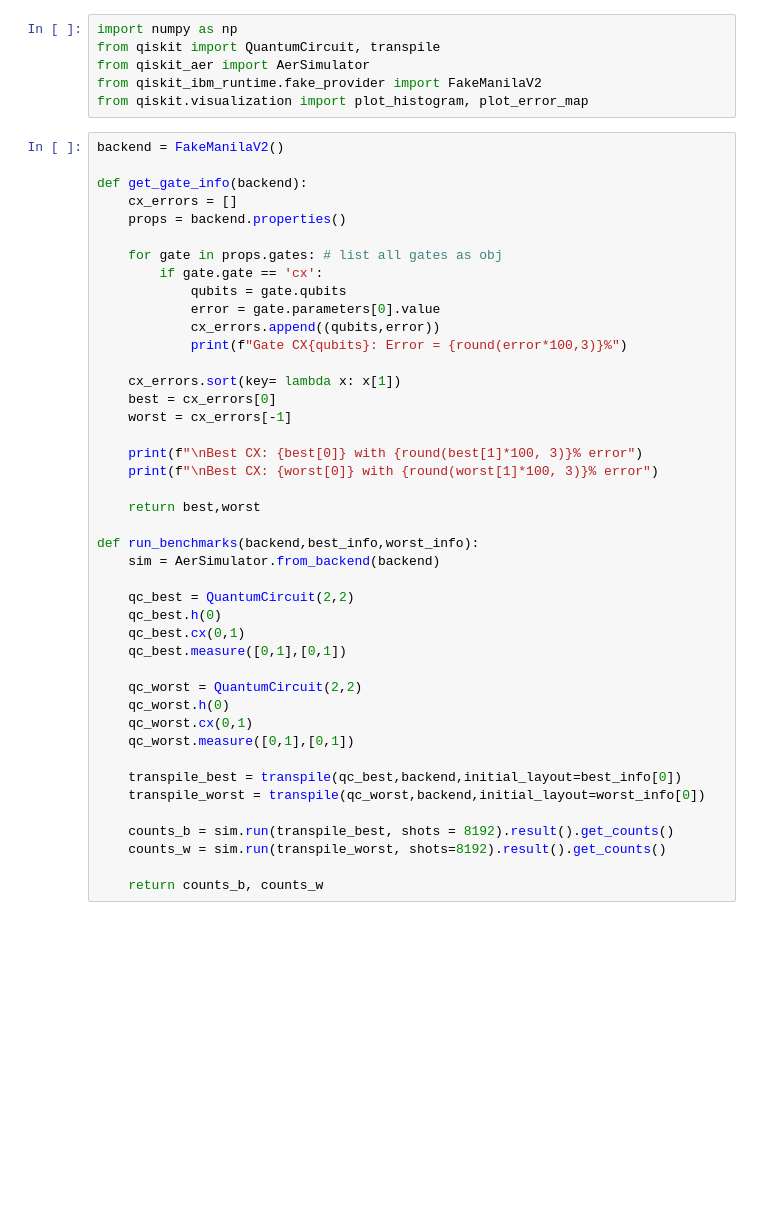
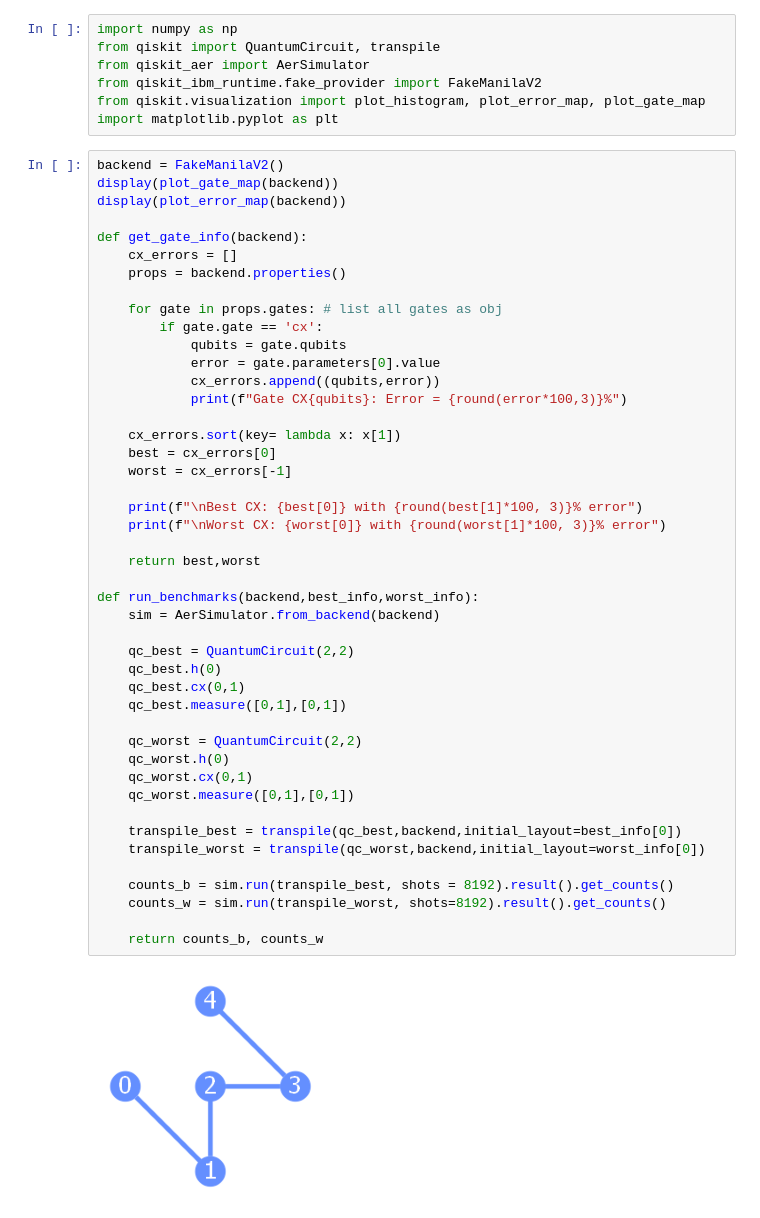
Before and after one commit to vigneshwari311/Quantum-Learning, a Jupyter notebook: foundations/best_worst_qubits_comparing.ipynb, the cells around one changed output. Cells and saved outputs as stored; diff of their text form; blank space fills up the shorter version.

Commit message:
performance comparison of best worst gate error

```diff
--- a/foundations/best_worst_qubits_comparing.ipynb
+++ b/foundations/best_worst_qubits_comparing.ipynb
@@ -3,9 +3,12 @@ import numpy as np
 from qiskit import QuantumCircuit, transpile
 from qiskit_aer import AerSimulator
 from qiskit_ibm_runtime.fake_provider import FakeManilaV2
-from qiskit.visualization import plot_histogram, plot_error_map
+from qiskit.visualization import plot_histogram, plot_error_map, plot_gate_map
+import matplotlib.pyplot as plt
 # %%
 backend = FakeManilaV2()
+display(plot_gate_map(backend))
+display(plot_error_map(backend))
 
 def get_gate_info(backend):
     cx_errors = []
@@ -19,31 +22,33 @@ def get_gate_info(backend):
             print(f"Gate CX{qubits}: Error = {round(error*100,3)}%")
 
     cx_errors.sort(key= lambda x: x[1])
     best = cx_errors[0]
     worst = cx_errors[-1]
 
     print(f"\nBest CX: {best[0]} with {round(best[1]*100, 3)}% error")
-    print(f"\nBest CX: {worst[0]} with {round(worst[1]*100, 3)}% error")
+    print(f"\nWorst CX: {worst[0]} with {round(worst[1]*100, 3)}% error")
 
     return best,worst
 
 def run_benchmarks(backend,best_info,worst_info):
     sim = AerSimulator.from_backend(backend)
 
     qc_best = QuantumCircuit(2,2)
     qc_best.h(0)
     qc_best.cx(0,1)
     qc_best.measure([0,1],[0,1])
 
     qc_worst = QuantumCircuit(2,2)
     qc_worst.h(0)
     qc_worst.cx(0,1)
     qc_worst.measure([0,1],[0,1])
 
     transpile_best = transpile(qc_best,backend,initial_layout=best_info[0])
     transpile_worst = transpile(qc_worst,backend,initial_layout=worst_info[0])
 
     counts_b = sim.run(transpile_best, shots = 8192).result().get_counts()
     counts_w = sim.run(transpile_worst, shots=8192).result().get_counts()
 
     return counts_b, counts_w
+# %% [output]
+[figure, added]
```
Also changed, not shown: parts of 2 cells of this notebook, 1 other file.
